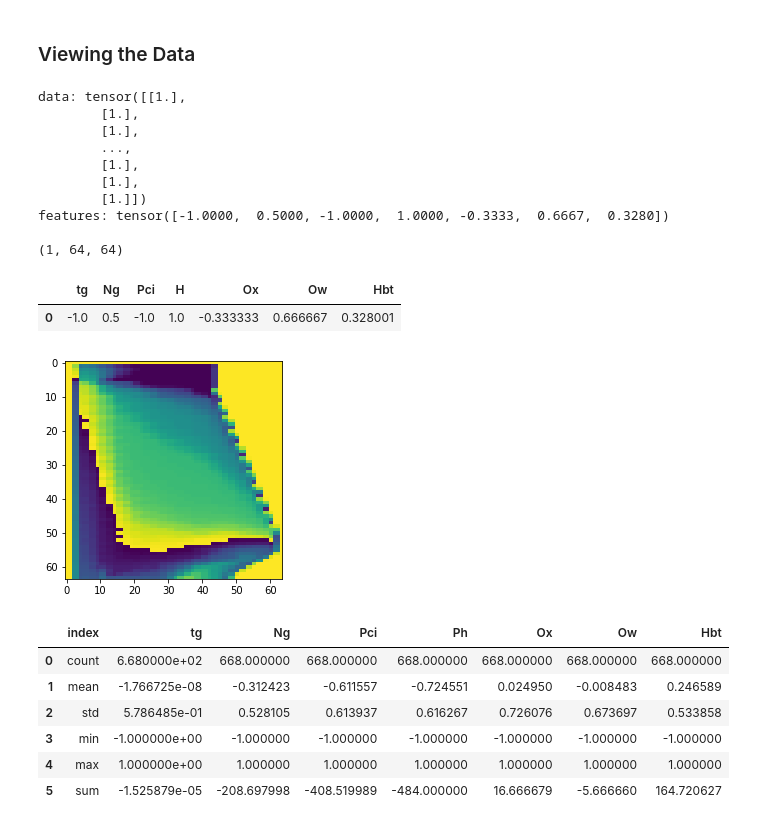
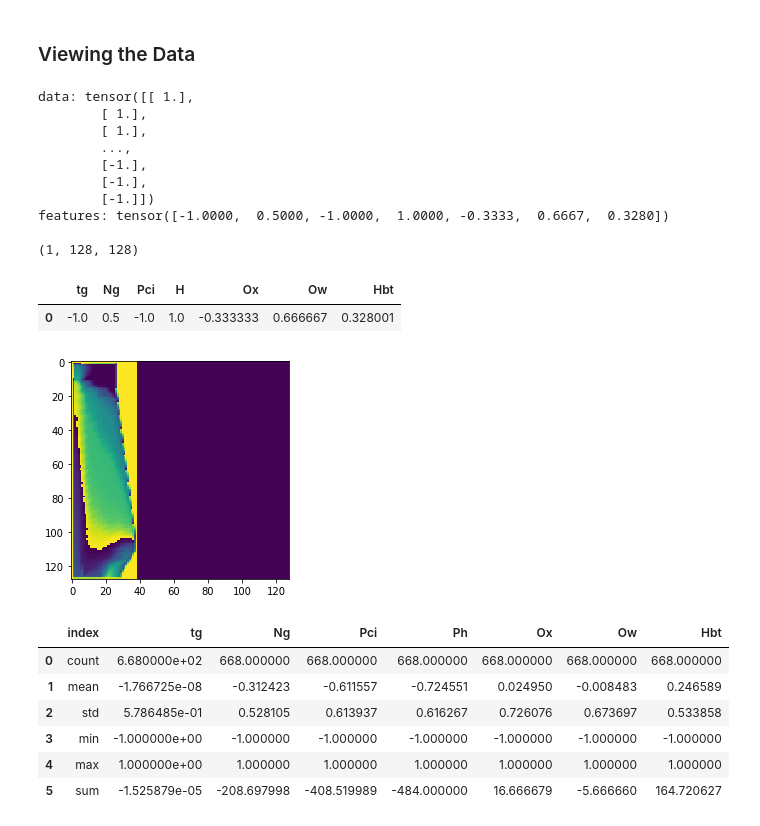
Before and after one commit to JoeyShapiro/blast-furnace-cgan, a Jupyter notebook: cgan.ipynb, the cells around one changed output. Saved outputs shown, nothing was run; the diff lists cells and outputs as text; code cells hidden in the pictures.

```diff
--- a/cgan.ipynb
+++ b/cgan.ipynb
@@ -29,6 +29,8 @@ import random
 # import visiondataset
 from torchvision.datasets import VisionDataset
 import pandas as pd
+# %%
+pixels = 128
 # %% [markdown]
 ## Dataset
 # %%
@@ -66,13 +68,13 @@ class MyDataset(VisionDataset):
         # img = Image.fromarray(img.numpy().astype(np.uint8))
 
 
-        img = img.reshape(64, 64)
+        img = img.reshape(pixels, pixels)
         if self.transform is not None:
             img = self.transform(img)
 
         if self.target_transform is not None:
             target = self.target_transform(target)
-        img = img.reshape(4096, -1)
+        img = img.reshape(pixels**2, -1)
 
         return img, features
 
@@ -106,14 +108,15 @@ class MyDataset(VisionDataset):
         # # upscale to 128x128
         # data = F.interpolate(data.unsqueeze(1), size=(128, 128), mode='nearest').squeeze(1)
         data = data.reshape(len(data), 140, 39).float()
+        data = F.interpolate(data.unsqueeze(1), size=(128, 39), mode='nearest').squeeze(1)
         # data = F.pad(data, (0, 128-39), value=0)
         # data = F.interpolate(data.unsqueeze(1), size=(140, 39*3), mode='nearest').squeeze(1)
-        data = F.interpolate(data.unsqueeze(1), size=(64, 64), mode='nearest').squeeze(1)
+        # data = F.interpolate(data.unsqueeze(1), size=(64, 64), mode='nearest').squeeze(1)
         # repeat every pixel 3 times along the width
         """
         [1, 2, 3] => [1, 1, 1, 2, 2, 2, 3, 3, 3]
         """
-        # data = data.repeat_interleave(3, dim=2)
+        data = data.repeat_interleave(3, dim=2)
         # print the first row of the first image
 
 
@@ -233,42 +236,42 @@ features: {datum[1]}
 img = np.array(datum[0])
 # img = img.reshape(-1, 128, 128)
 # img = Image.fromarray((img * 255).astype(np.uint8)[0])
 # plt.imshow(img)
 # img2 = np.array(datum[0])
 # img2 = img2[:-16].reshape(140, 39)
 # plt.imshow(img2)
 
 # downscale to 74x74
 # remove the padding
 # img = img[:-4].reshape(-1, 140, 39*3)
-img = img.reshape(-1, 64, 64)
+img = img.reshape(-1, pixels, pixels)
 # img = F.interpolate(torch.Tensor(img).unsqueeze(0), size=(140, 39), mode='nearest').squeeze(0).numpy()
 print(img.shape)
 img = Image.fromarray((img * 255).astype(np.uint8)[0])
 plt.imshow(img)
 
 # convert features to dataframe
 # TODO not correct, but ai guessed the labels, so its funny
 # Ng = Nitrogen, Pci = Pesticide, H = Humidity, Wp = Watering pattern, Ph = pH, 0x = 0x, 0w = 0w, Hbt = Habitat, Wm = Weed management, Wr = Weather
 labels = [ 'tg', 'Ng', 'Pci', 'H', 'Wp', 'Ph', 'Ox', 'Ow', 'Hbt', 'Wm', 'Wr' ]
 labels = [ 'tg', 'Ng', 'Pci', 'H', 'Ox', 'Ow', 'Hbt' ]
 conditions = np.array(datum[1])
 features = pd.DataFrame([conditions], columns=labels)
 display(features)
 # %% [output]
-data: tensor([[1.],
-        [1.],
-        [1.],
+data: tensor([[ 1.],
+        [ 1.],
+        [ 1.],
         ...,
-        [1.],
-        [1.],
-        [1.]])
+        [-1.],
+        [-1.],
+        [-1.]])
 features: tensor([-1.0000,  0.5000, -1.0000,  1.0000, -0.3333,  0.6667,  0.3280])
 
-(1, 64, 64)
+(1, 128, 128)
 |  | tg | Ng | Pci | H | Ox | Ow | Hbt |
 | 0 | -1.0 | 0.5 | -1.0 | 1.0 | -0.333333 | 0.666667 | 0.328001 |
-[figure, old version]
+[figure, new version]
 # %%
 # get the count, mean, std, min, max, and sum of each column
 df_aggregated = dataset.features.agg(['count', 'mean', 'std', 'min', 'max', 'sum']).reset_index()
```
Also changed, not shown: parts of 5 cells of this notebook.
